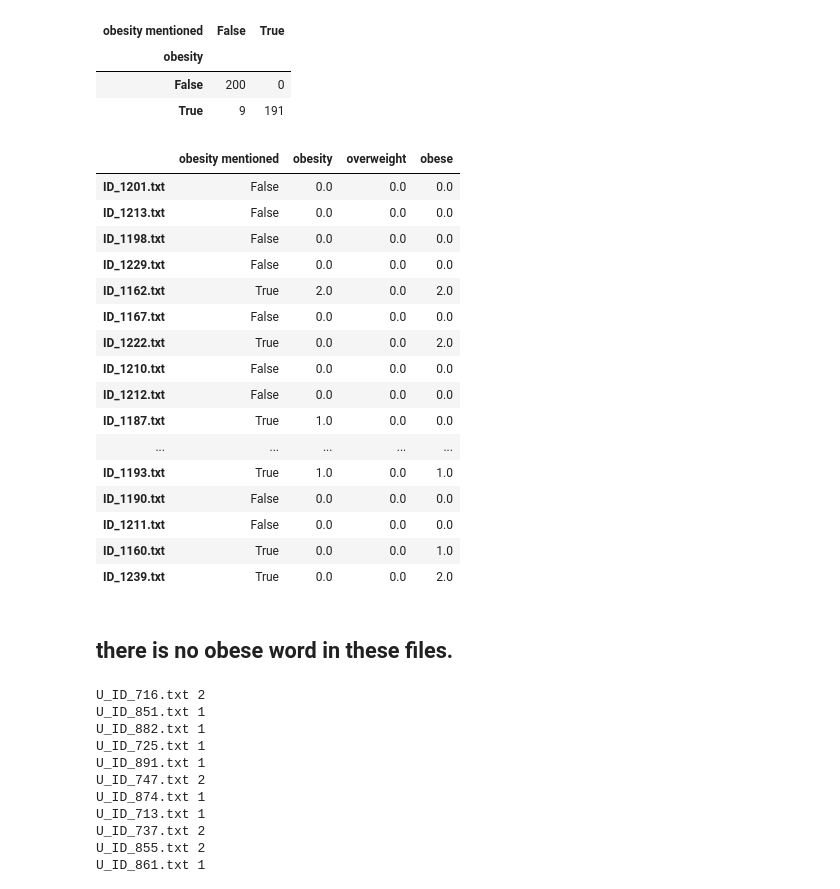
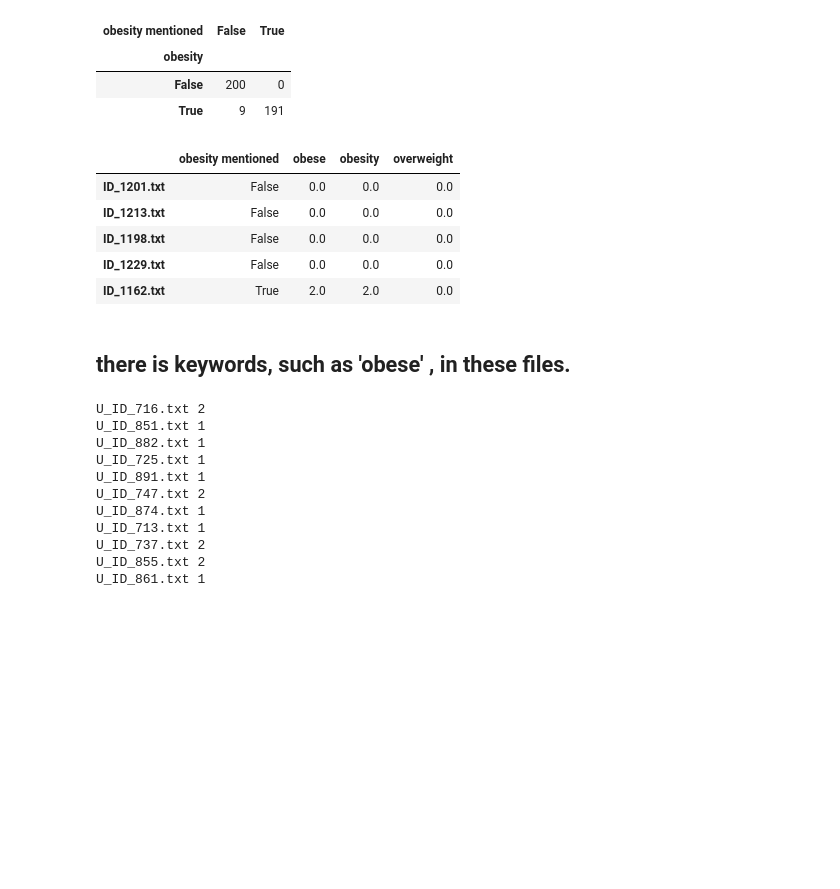
Before and after one commit to devilheaven/Digital-Medicine-Case-1, a Jupyter notebook: code/version2.ipynb, the cells around one changed output. Saved outputs shown, nothing was run; the diff lists cells and outputs as text; code cells hidden in the pictures; blank space fills up the shorter version.

```diff
--- a/code/version2.ipynb
+++ b/code/version2.ipynb
@@ -194,32 +146,19 @@ pd.crosstab(df_test['file_type'], df_test['obesity mentioned'], rownames=['obesi
 # %%
 df_vaild = pd.DataFrame()
 for key,value in data['Validation'].items():
-  # df_vaild.loc[key,'file_type'] = True if key[0] == 'Y' else False
   df_vaild.loc[key,'obesity mentioned'] = sum([i.lower() in value for i in obesity]) > 0
   for keyword in obesity:
     df_vaild.loc[key, keyword] = value.count(keyword)
-    # df_vaild.loc[key, keyword] = 1 if keyword in value else 0
-df_vaild
+df_vaild.head()
 # %% [output]
-|  | obesity mentioned | obesity | overweight | obese |
+|  | obesity mentioned | obese | obesity | overweight |
 | ID_1201.txt | False | 0.0 | 0.0 | 0.0 |
 | ID_1213.txt | False | 0.0 | 0.0 | 0.0 |
 | ID_1198.txt | False | 0.0 | 0.0 | 0.0 |
 | ID_1229.txt | False | 0.0 | 0.0 | 0.0 |
-| ID_1162.txt | True | 2.0 | 0.0 | 2.0 |
-| ID_1167.txt | False | 0.0 | 0.0 | 0.0 |
-| ID_1222.txt | True | 0.0 | 0.0 | 2.0 |
-| ID_1210.txt | False | 0.0 | 0.0 | 0.0 |
-| ID_1212.txt | False | 0.0 | 0.0 | 0.0 |
-| ID_1187.txt | True | 1.0 | 0.0 | 0.0 |
-| ... | ... | ... | ... | ... |
-| ID_1193.txt | True | 1.0 | 0.0 | 1.0 |
-| ID_1190.txt | False | 0.0 | 0.0 | 0.0 |
-| ID_1211.txt | False | 0.0 | 0.0 | 0.0 |
-| ID_1160.txt | True | 0.0 | 0.0 | 1.0 |
-| ID_1239.txt | True | 0.0 | 0.0 | 2.0 |
+| ID_1162.txt | True | 2.0 | 2.0 | 0.0 |
 # %% [markdown]
-## there is no obese word in these files.
+## there is keywords, such as 'obese' , in these files.
 # %%
 dict_Y = {}
 dict_U = {}
```
Also changed, not shown: parts of 21 cells of this notebook, 1 other file.
